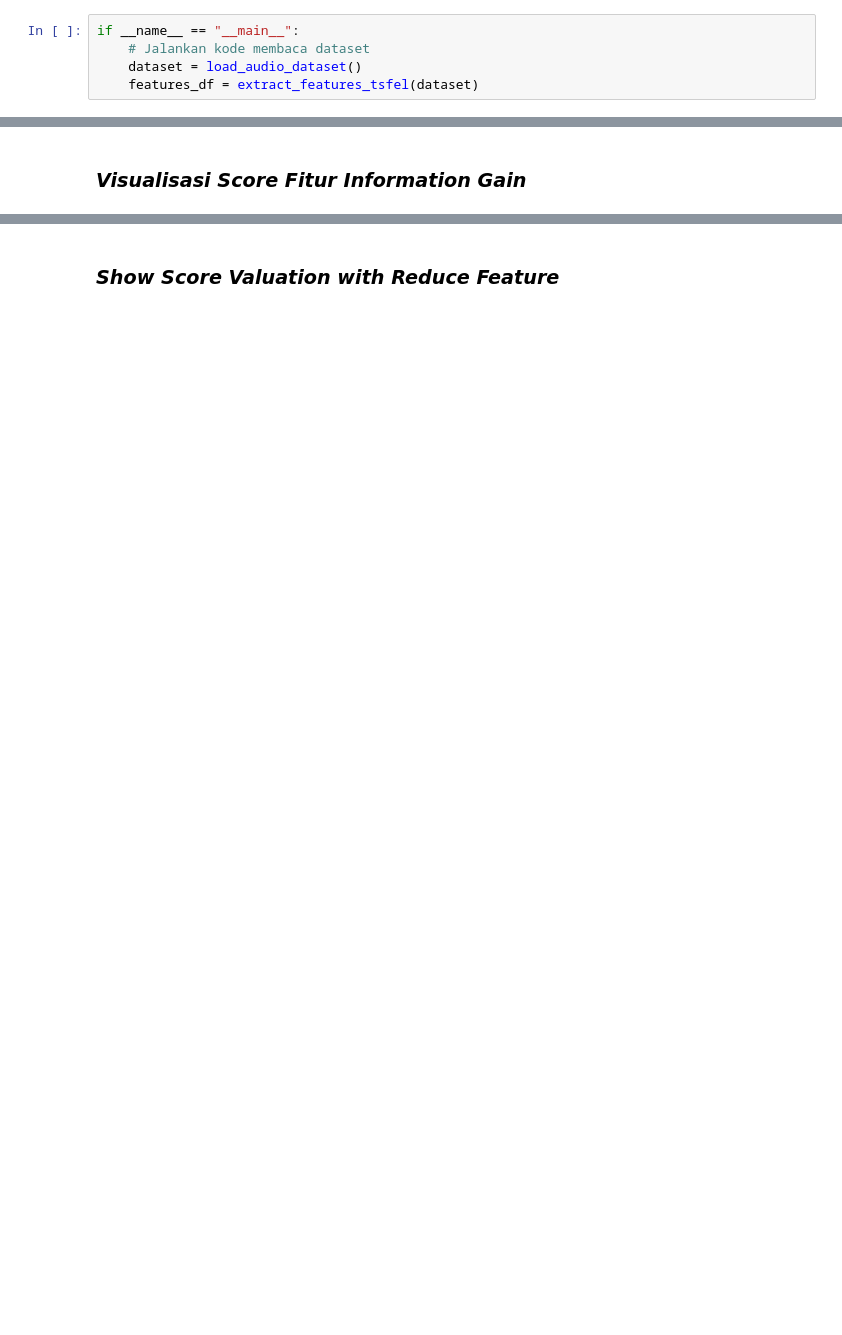
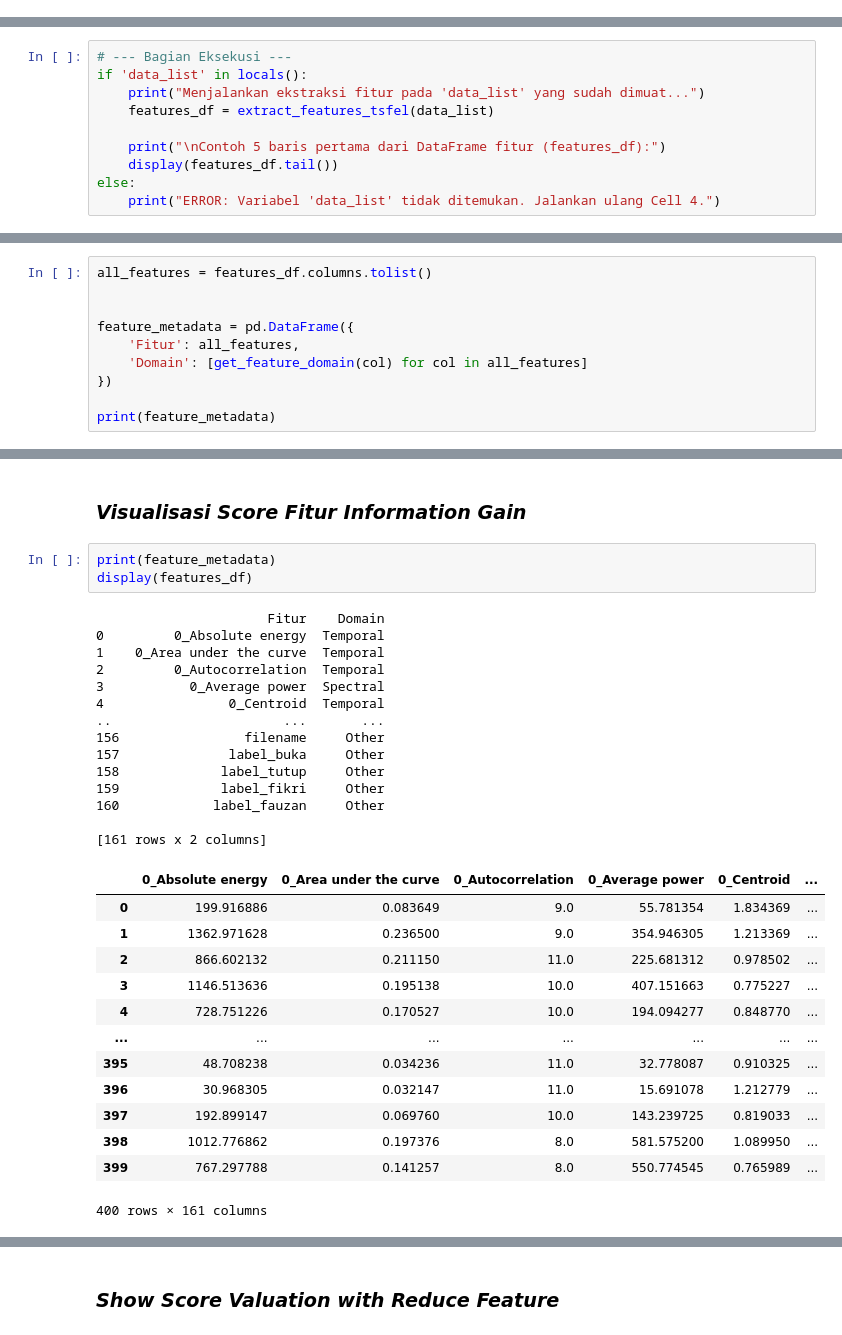
Before and after one commit to fznnfitrah/PSD, a Jupyter notebook: psd/project-timeseries-audio-multilabel.ipynb, the cells around one changed output, grey strips where cells are left out. Cells and saved outputs as stored; diff of their text form; blank space fills up the shorter version.

```diff
--- a/psd/project-timeseries-audio-multilabel.ipynb
+++ b/psd/project-timeseries-audio-multilabel.ipynb
@@ -141,7 +124,2 @@ def extract_features_tsfel(data_list):
 
     return feature_df
-# %%
-if __name__ == "__main__":
-    # Jalankan kode membaca dataset
-    dataset = load_audio_dataset()
-    features_df = extract_features_tsfel(dataset)
@@ -172,0 +126,10 @@ if __name__ == "__main__":
+# %%
+# --- Bagian Eksekusi ---
+if 'data_list' in locals():
+    print("Menjalankan ekstraksi fitur pada 'data_list' yang sudah dimuat...")
+    features_df = extract_features_tsfel(data_list)
+
+    print("\nContoh 5 baris pertama dari DataFrame fitur (features_df):")
+    display(features_df.tail())
+else:
+    print("ERROR: Variabel 'data_list' tidak ditemukan. Jalankan ulang Cell 4.")
@@ -172,0 +222,10 @@ if __name__ == "__main__":
+# %%
+all_features = features_df.columns.tolist()
+
+
+feature_metadata = pd.DataFrame({
+    'Fitur': all_features,
+    'Domain': [get_feature_domain(col) for col in all_features]
+})
+
+print(feature_metadata)
@@ -217,2 +255,33 @@ def feature_selection_information_gain(features_df):
 # %% [markdown]
 ### *Visualisasi Score Fitur Information Gain*
+# %%
+print(feature_metadata)
+display(features_df)
+# %% [output]
+                      Fitur    Domain
+0         0_Absolute energy  Temporal
+1    0_Area under the curve  Temporal
+2         0_Autocorrelation  Temporal
+3           0_Average power  Spectral
+4                0_Centroid  Temporal
+..                      ...       ...
+156                filename     Other
+157              label_buka     Other
+158             label_tutup     Other
+159             label_fikri     Other
+160            label_fauzan     Other
+
+[161 rows x 2 columns]
+|  | 0_Absolute energy | 0_Area under the curve | 0_Autocorrelation | 0_Average power | 0_Centroid | ... |
+| 0 | 199.916886 | 0.083649 | 9.0 | 55.781354 | 1.834369 | ... |
+| 1 | 1362.971628 | 0.236500 | 9.0 | 354.946305 | 1.213369 | ... |
+| 2 | 866.602132 | 0.211150 | 11.0 | 225.681312 | 0.978502 | ... |
+| 3 | 1146.513636 | 0.195138 | 10.0 | 407.151663 | 0.775227 | ... |
+| 4 | 728.751226 | 0.170527 | 10.0 | 194.094277 | 0.848770 | ... |
+| ... | ... | ... | ... | ... | ... | ... |
+| 395 | 48.708238 | 0.034236 | 11.0 | 32.778087 | 0.910325 | ... |
+| 396 | 30.968305 | 0.032147 | 11.0 | 15.691078 | 1.212779 | ... |
+| 397 | 192.899147 | 0.069760 | 10.0 | 143.239725 | 0.819033 | ... |
+| 398 | 1012.776862 | 0.197376 | 8.0 | 581.575200 | 1.089950 | ... |
+| 399 | 767.297788 | 0.141257 | 8.0 | 550.774545 | 0.765989 | ... |
+400 rows × 161 columns
```
Also changed, not shown: parts of 64 cells of this notebook, 39 other files.
